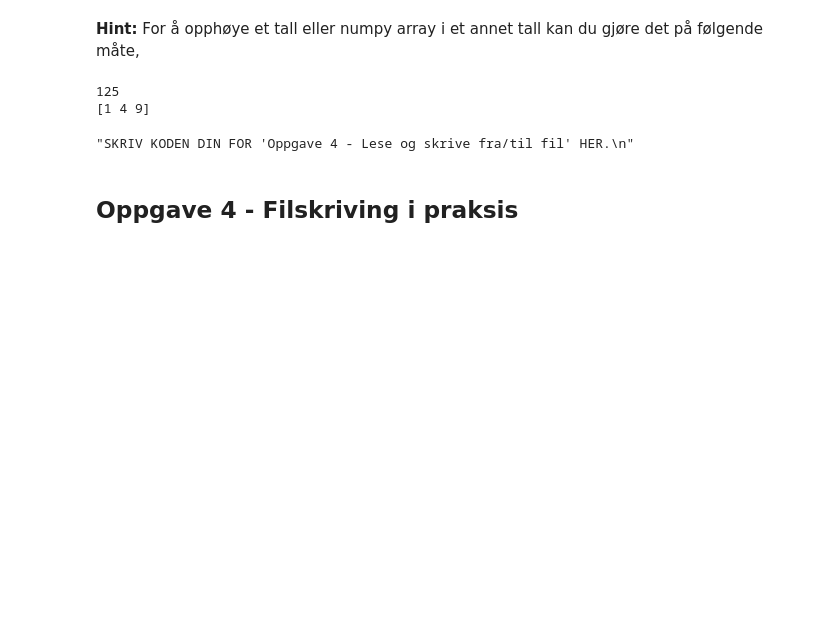
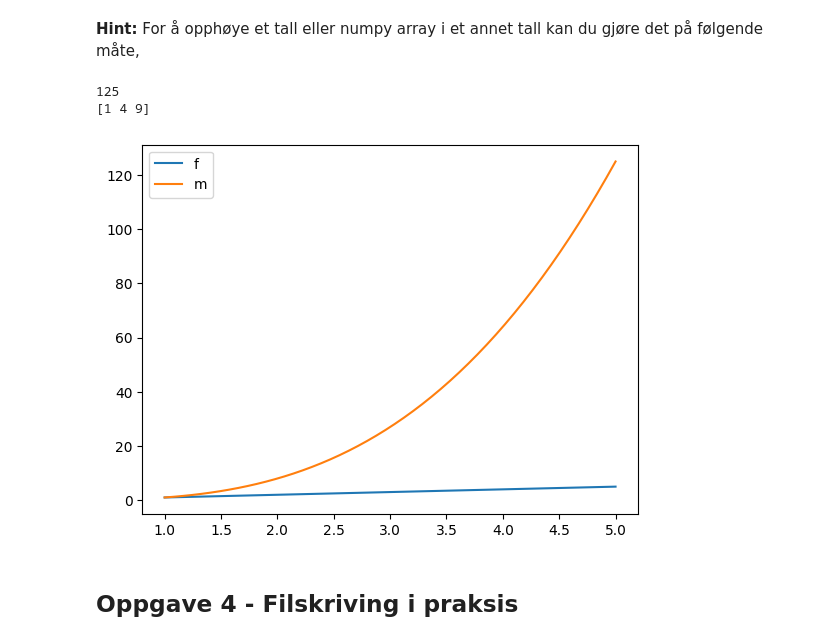
Before and after one commit to tncrdk/MekFys, a Jupyter notebook: Numerisk øving 1/Num_oving_1_FY1001(1).ipynb, the cells around one changed output. Drawn from its saved outputs; the diff is of its cells as text; code cells hidden in the pictures; blank space fills up the shorter version.

```diff
--- a/Numerisk øving 1/Num_oving_1_FY1001(1).ipynb
+++ b/Numerisk øving 1/Num_oving_1_FY1001(1).ipynb
@@ -260,11 +281,24 @@ print(numpy_arr**2)
 # %% [output]
 125
 [1 4 9]
-# %%
-"""SKRIV KODEN DIN FOR 'Oppgave 3 - Lese og skrive fra/til fil' HER.
-"""
-# %% [output]
-"SKRIV KODEN DIN FOR 'Oppgave 4 - Lese og skrive fra/til fil' HER.\n"
+# %%
+"""SKRIV KODEN DIN FOR 'Oppgave 3 - Lese og skrive fra/til fil' HER.
+"""
+x_vals = np.linspace(1, 5)
+y_vals = np.linspace(1, 5)
+np.savetxt("my_new_file.csv", (x_vals, y_vals), delimiter=",")
+
+data = np.loadtxt("my_new_file.csv", delimiter=",")
+mdata = data
+mdata[1, :] **= 3
+plt.figure(1)
+plt.plot(x_vals, y_vals, label="f")
+plt.plot(*mdata, label="m")
+plt.legend()
+plt.plot()
+plt.show()
+# %% [output]
+[figure, added]
 # %% [markdown]
 ## Oppgave 4 - Filskriving i praksis
 # %% [markdown]
```
Also changed, not shown: parts of 12 cells of this notebook, 6 other files.
